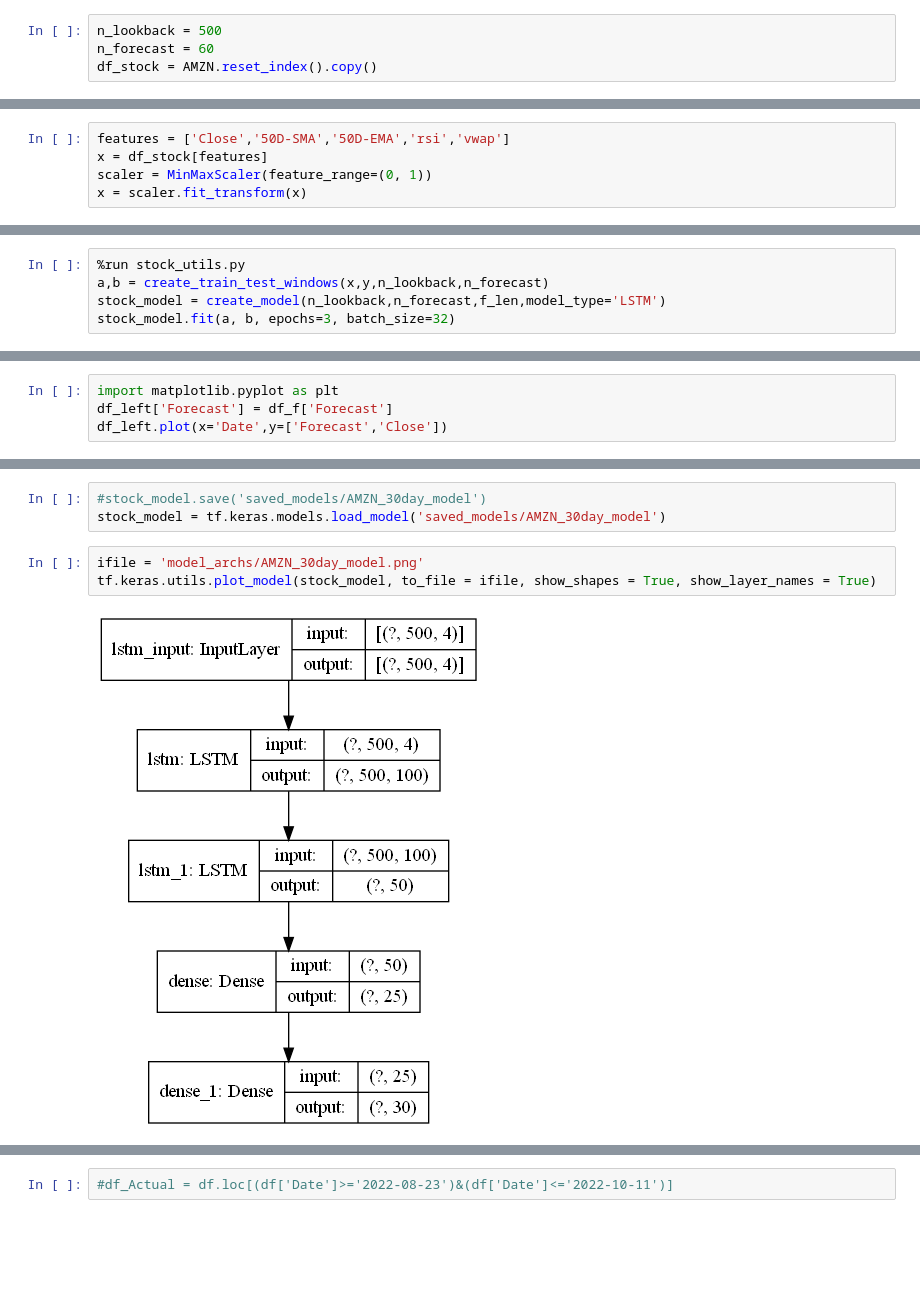
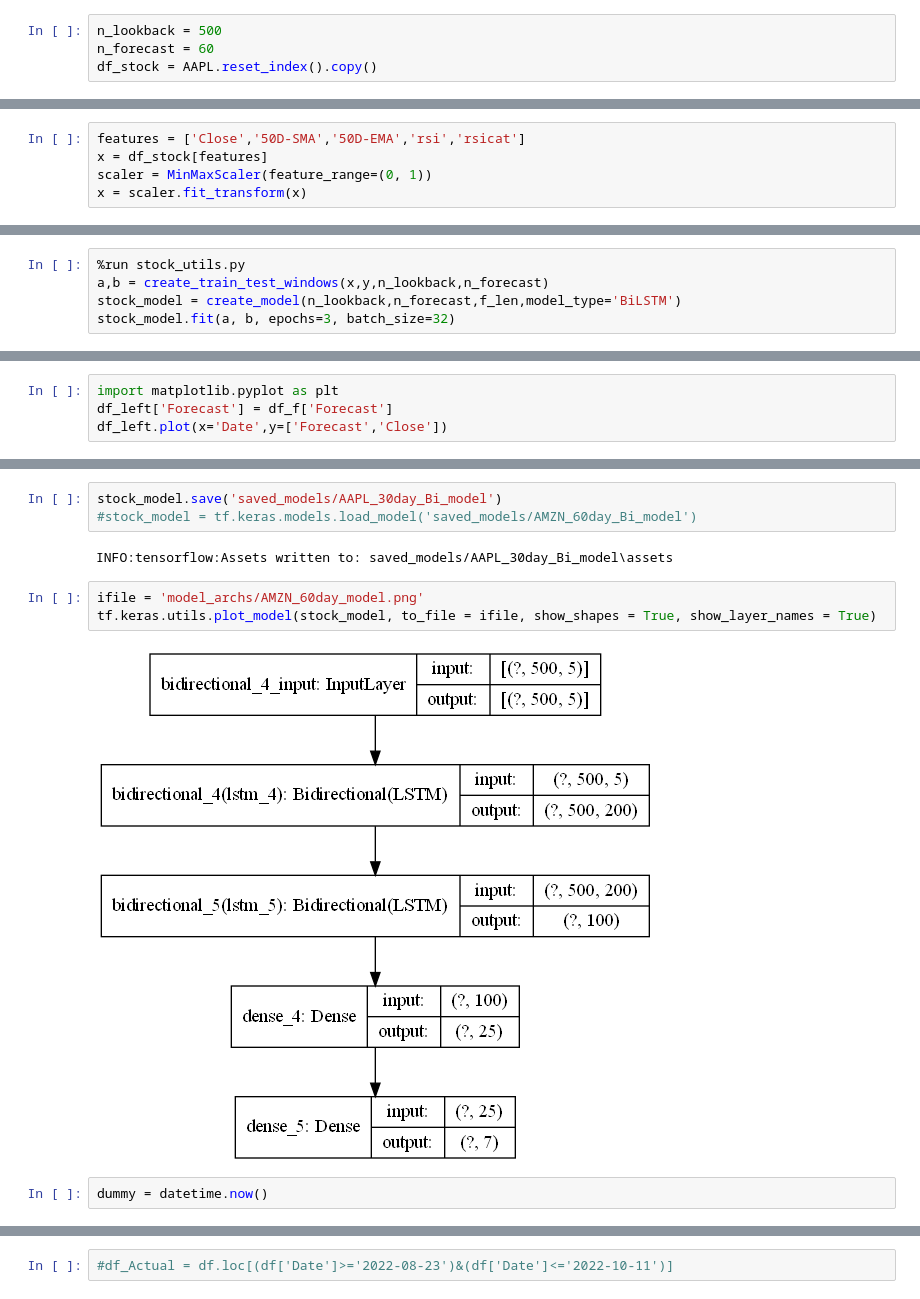
Before and after one commit to Satya-Aditya-k/DS2, a Jupyter notebook: stock_close_price_prediction.ipynb, the cells around one changed output, grey strips where cells are left out. Saved outputs shown, nothing was run; the diff lists cells and outputs as text; blank space fills up the shorter version.

```diff
--- a/stock_close_price_prediction.ipynb
+++ b/stock_close_price_prediction.ipynb
@@ -76,7 +72,7 @@ df.head(10)
 # %%
 n_lookback = 500
 n_forecast = 60
-df_stock = AMZN.reset_index().copy()
+df_stock = AAPL.reset_index().copy()
 # %%
 df_stock, df_left = create_backtest_frames(df_stock,n_lookback,n_forecast)
 # %%
@@ -134,7 +130,7 @@ Index(['Date', 'Open', 'High', 'Low', 'Close', 'Adj Close', 'Volume',
        'vwap', 'vwap_pct_ret', 'pvwap'],
       dtype='object')
 # %%
-features = ['Close','50D-SMA','50D-EMA','rsi','vwap']
+features = ['Close','50D-SMA','50D-EMA','rsi','rsicat']
 x = df_stock[features]
 scaler = MinMaxScaler(feature_range=(0, 1))
 x = scaler.fit_transform(x)
@@ -151,7 +147,7 @@ f_len = len(features)
 # %%
 %run stock_utils.py
 a,b = create_train_test_windows(x,y,n_lookback,n_forecast)
-stock_model = create_model(n_lookback,n_forecast,f_len,model_type='LSTM')
+stock_model = create_model(n_lookback,n_forecast,f_len,model_type='BiLSTM')
 stock_model.fit(a, b, epochs=3, batch_size=32)
 # %% [output]
 Epoch 1/3
@@ -191,8 +209,12 @@ print(mean_absolute_error(np.array(df_left['Close']), np.array(df_f['Forecast'])
 # %%
-#stock_model.save('saved_models/AMZN_30day_model')
-stock_model = tf.keras.models.load_model('saved_models/AMZN_30day_model')
+stock_model.save('saved_models/AAPL_30day_Bi_model')
+#stock_model = tf.keras.models.load_model('saved_models/AMZN_60day_Bi_model')
+# %% [output]
+INFO:tensorflow:Assets written to: saved_models/AAPL_30day_Bi_model\assets
 # %%
-ifile = 'model_archs/AMZN_30day_model.png'
+ifile = 'model_archs/AMZN_60day_model.png'
 tf.keras.utils.plot_model(stock_model, to_file = ifile, show_shapes = True, show_layer_names = True)
 # %% [output]
-[figure, old version]
+[figure, new version]
+# %%
+dummy = datetime.now()
```
Also changed, not shown: parts of 16 cells of this notebook, 24 other files.
